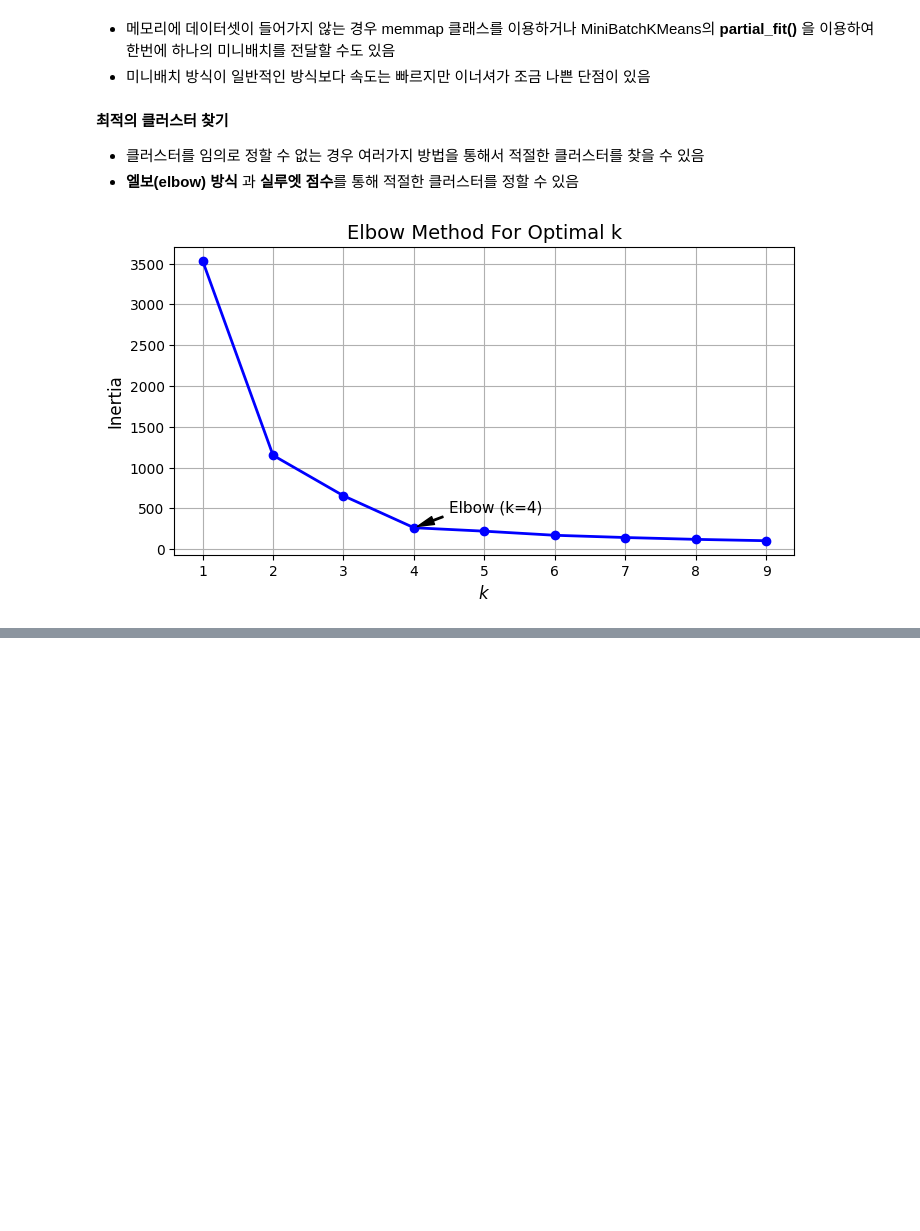
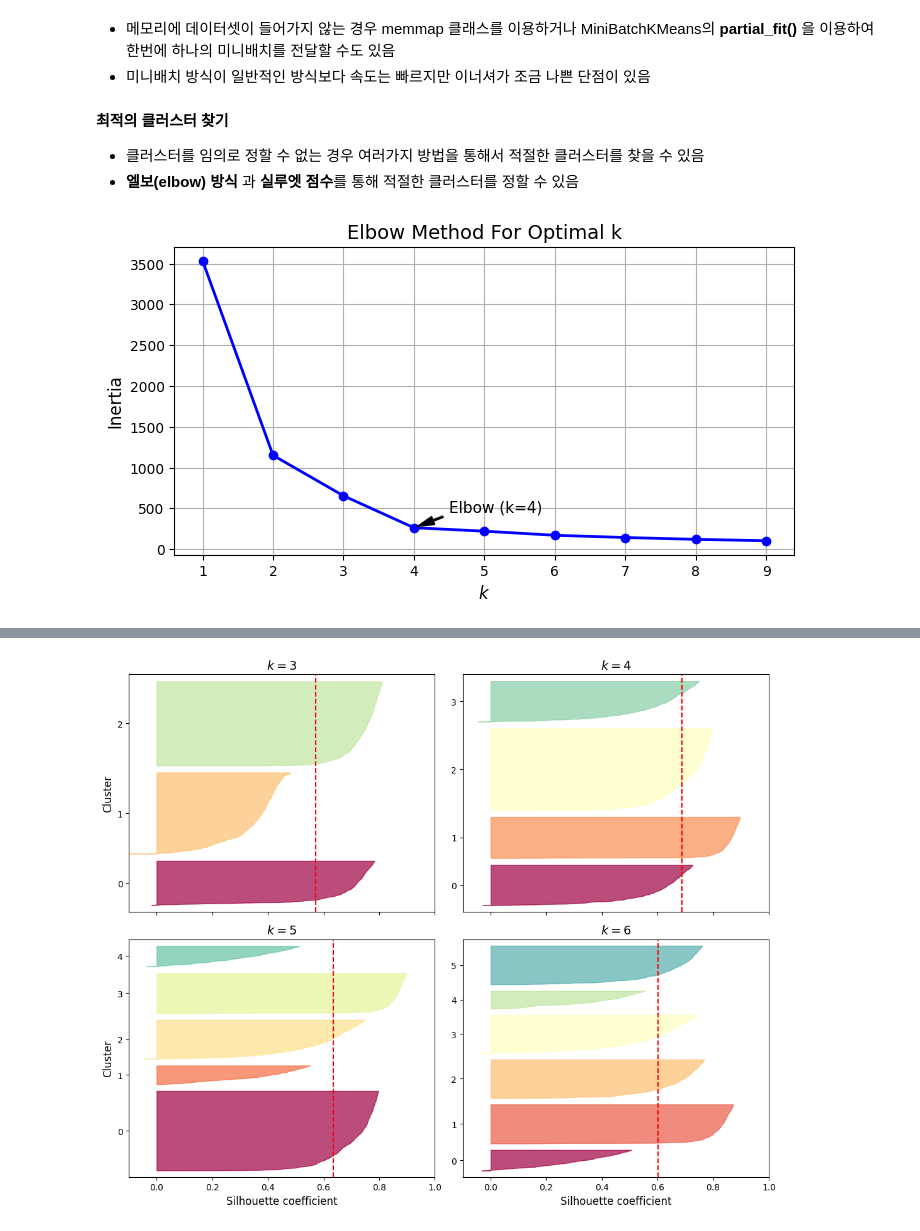
Before and after one commit to slover1126/hands_on_machine_learning, a Jupyter notebook: 핸즈온_머신러닝_9장.ipynb, the cells around one changed output, grey strips where cells are left out. Cells and saved outputs as stored; diff of their text form; code cells hidden in the pictures; blank space fills up the shorter version.

```diff
--- a/핸즈온_머신러닝_9장.ipynb
+++ b/핸즈온_머신러닝_9장.ipynb
@@ -279,0 +321,58 @@ plt.show()
+# %%
+#실루엣 다이어그램(silhouette diagram)으로도 해석 가능
+#클러스터 수(k)별 실루엣 계수를 할당된 클러스터와 계수 값으로 정렬하여 표현한 것
+#많은 샘플이 파선의 왼쪽에서 멈추면 안좋은 클러스터 수임(다른 클러스터랑 너무 가깝다는 것을 의미하므로)
+
+import numpy as np
+import matplotlib.pyplot as plt
+import matplotlib.cm as cm
+from matplotlib.ticker import FixedLocator, FixedFormatter
+from sklearn.metrics import silhouette_samples
+
+# k=3, 4, 5, 6 다이어그램 시각화 (Figure 9-10)
+plt.figure(figsize=(11, 9))
+
+for idx, k in enumerate((3, 4, 5, 6)):
+    plt.subplot(2, 2, idx + 1)
+
+    model = kmeans_per_k[k - 2]
+    y_pred = model.labels_
+    silhouette_coefficients = silhouette_samples(X, y_pred)
+
+    padding = len(X) // 30
+    pos = padding
+    ticks = []
+
+    for i in range(k):
+        # i번 클러스터의 실루엣 계수 정렬
+        coeffs = silhouette_coefficients[y_pred == i]
+        coeffs.sort()
+
+        # 칼날 영역 채우기
+        color = cm.Spectral(float(i) / k)
+        plt.fill_betweenx(np.arange(pos, pos + len(coeffs)), 0, coeffs,
+                          facecolor=color, edgecolor=color, alpha=0.7)
+        ticks.append(pos + len(coeffs) // 2)
+        pos += len(coeffs) + padding
+
+    # 눈금 및 축 영문 레이블 설정
+    plt.gca().yaxis.set_major_locator(FixedLocator(ticks))
+    plt.gca().yaxis.set_major_formatter(FixedFormatter(range(k)))
+
+    if idx in (0, 2):
+        plt.ylabel("Cluster", fontsize=12)
+    if idx in (2, 3):
+        plt.xlabel("Silhouette coefficient", fontsize=12)
+    else:
+        plt.tick_params(labelbottom=False)
+
+    # 전체 평균 실루엣 점수 기준 수직 파선
+    mean_score = silhouette_scores[k - 2]
+    plt.axvline(x=mean_score, color="red", linestyle="--")
+    plt.title(f"$k={k}$", fontsize=14)
+    plt.axis([-0.1, 1.0, 0, len(X) + (k + 1) * padding])
+
+plt.tight_layout()
+plt.show()
+# %% [output]
+[figure, added]
```
Also changed, not shown: parts of 24 cells of this notebook.
